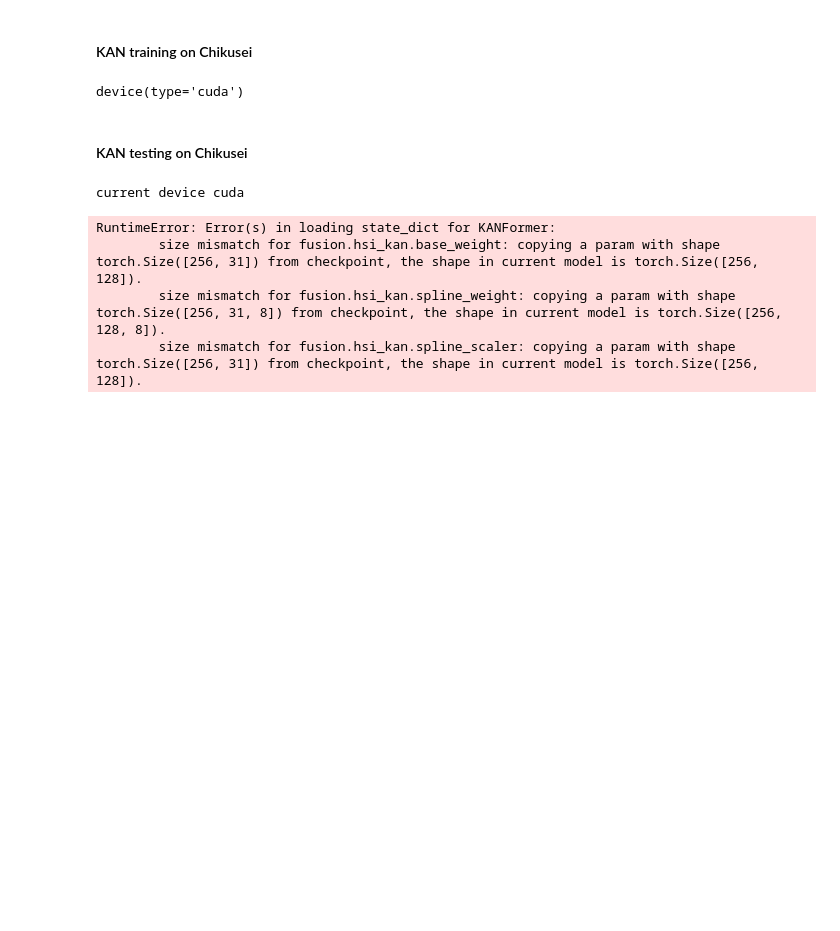
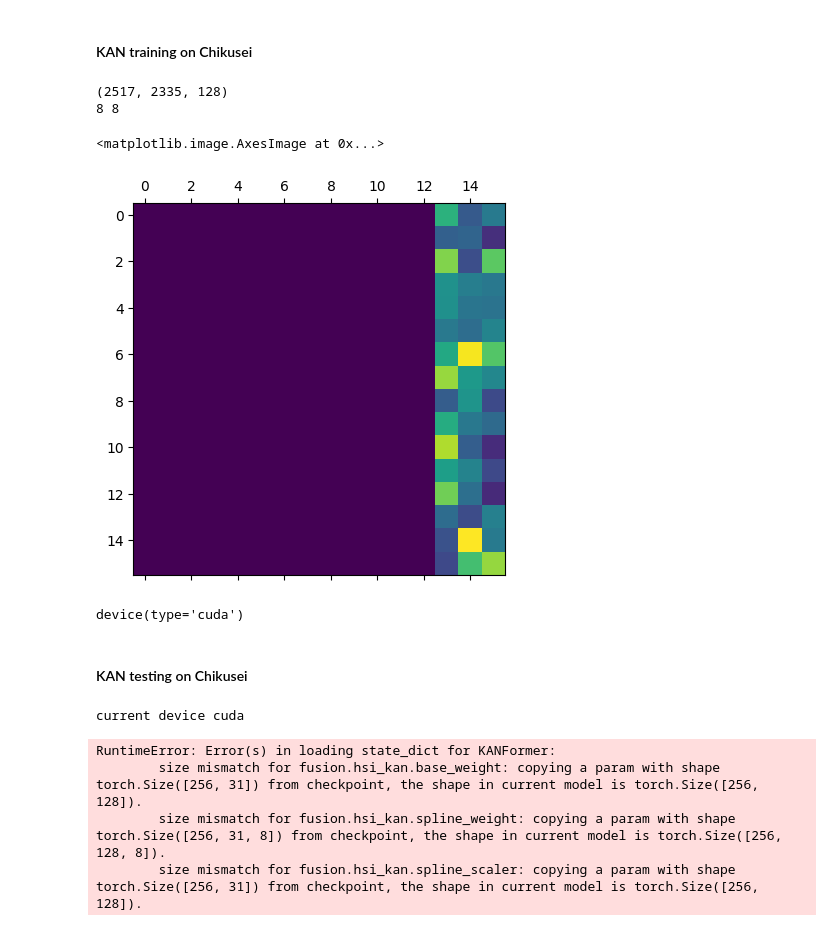
Before and after one commit to jtreguer/HSR-KAN, a Jupyter notebook: KAN_testing.ipynb, the cells around one changed output. Cells and saved outputs as stored; diff of their text form; code cells hidden in the pictures; blank space fills up the shorter version.

```diff
--- a/KAN_testing.ipynb
+++ b/KAN_testing.ipynb
@@ -346,3 +368,14 @@ plt.show()
+# %%
+full_image = rearrange(hyperspectral_data,'c h w -> h w c')
+chikusei_data = ChikuseiDataset(full_image=full_image,training_zone=[0,0,512,512],scale=4,gt_size=64)
+# %% [output]
+(2517, 2335, 128)
+8 8
+# %%
+plt.matshow(chikusei_data.LRHSI[32][:,:,0])
+# %% [output]
+<matplotlib.image.AxesImage at 0x...>
+[figure, added]
 # %%
 import logging
 import os
```
Also changed, not shown: parts of 8 cells of this notebook, 1 other file.
